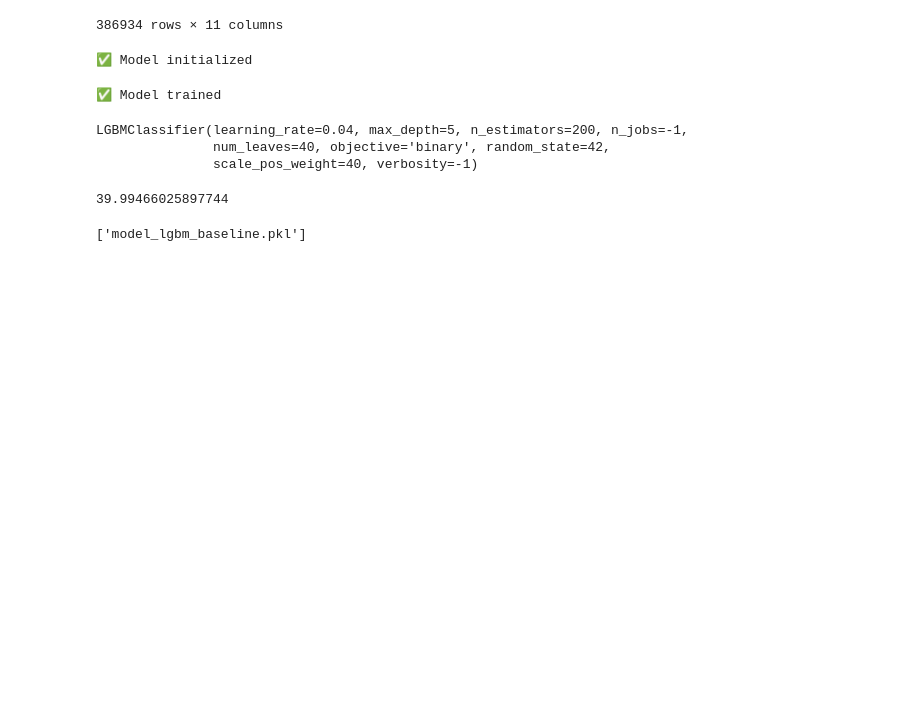
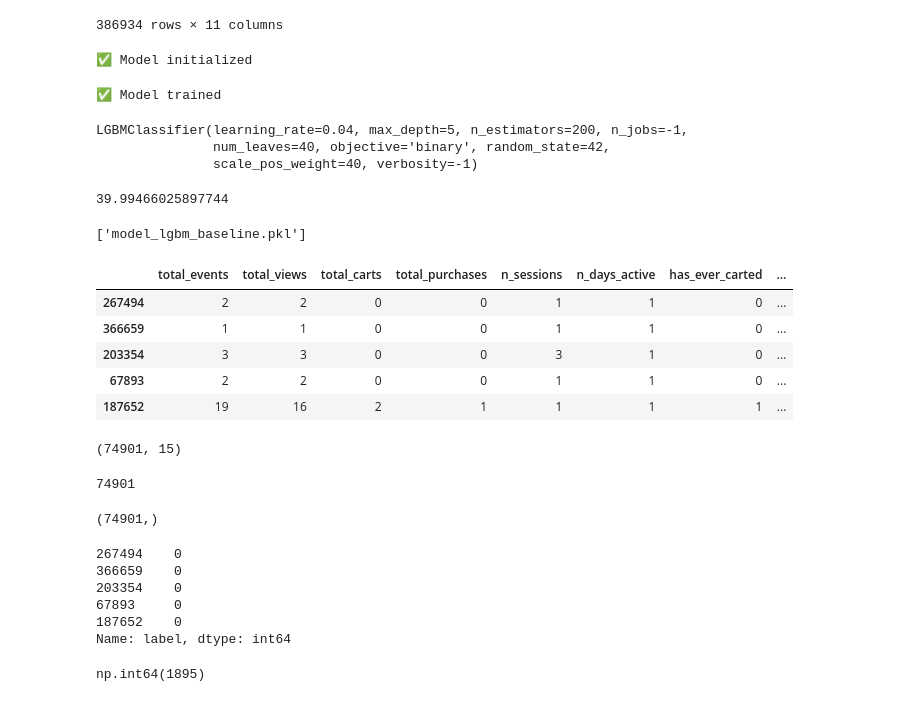
Before and after one commit to AdriMottainai/convertiq, a Jupyter notebook: test_notebook/Test.ipynb, the cells around one changed output. Drawn from its saved outputs; the diff is of its cells as text; code cells hidden in the pictures; blank space fills up the shorter version.

```diff
--- a/test_notebook/Test.ipynb
+++ b/test_notebook/Test.ipynb
@@ -8,5 +31,5 @@ import lightgbm as lgb
 # %%
-X_processed, y_processed = preprocess_features(load_data_kaggle_raw(10000000))
+X_processed, y_processed = preprocess_features(df)
 # %% [output]
 A value is trying to be set on a copy of a slice from a DataFrame.
 Try using .loc[row_indexer,col_indexer] = value instead
@@ -142,3 +165,37 @@ import os
 joblib.dump(model, 'model_lgbm_baseline.pkl')
 # %% [output]
 ['model_lgbm_baseline.pkl']
+# %%
+X_test.head()
+# %% [output]
+|  | total_events | total_views | total_carts | total_purchases | n_sessions | n_days_active | has_ever_carted | ... |
+| 267494 | 2 | 2 | 0 | 0 | 1 | 1 | 0 | ... |
+| 366659 | 1 | 1 | 0 | 0 | 1 | 1 | 0 | ... |
+| 203354 | 3 | 3 | 0 | 0 | 3 | 1 | 0 | ... |
+| 67893 | 2 | 2 | 0 | 0 | 1 | 1 | 0 | ... |
+| 187652 | 19 | 16 | 2 | 1 | 1 | 1 | 1 | ... |
+# %%
+X_test.shape
+# %% [output]
+(74901, 15)
+# %%
+X_test.index.nunique()
+# %% [output]
+74901
+# %%
+y_test.shape
+# %% [output]
+(74901,)
+# %%
+y_test.head()
+# %% [output]
+267494    0
+366659    0
+203354    0
+67893     0
+187652    0
+Name: label, dtype: int64
+# %%
+(y_test == 1).sum()
+# %% [output]
+np.int64(1895)
```
Also changed, not shown: parts of 7 cells of this notebook, 4 other files.
